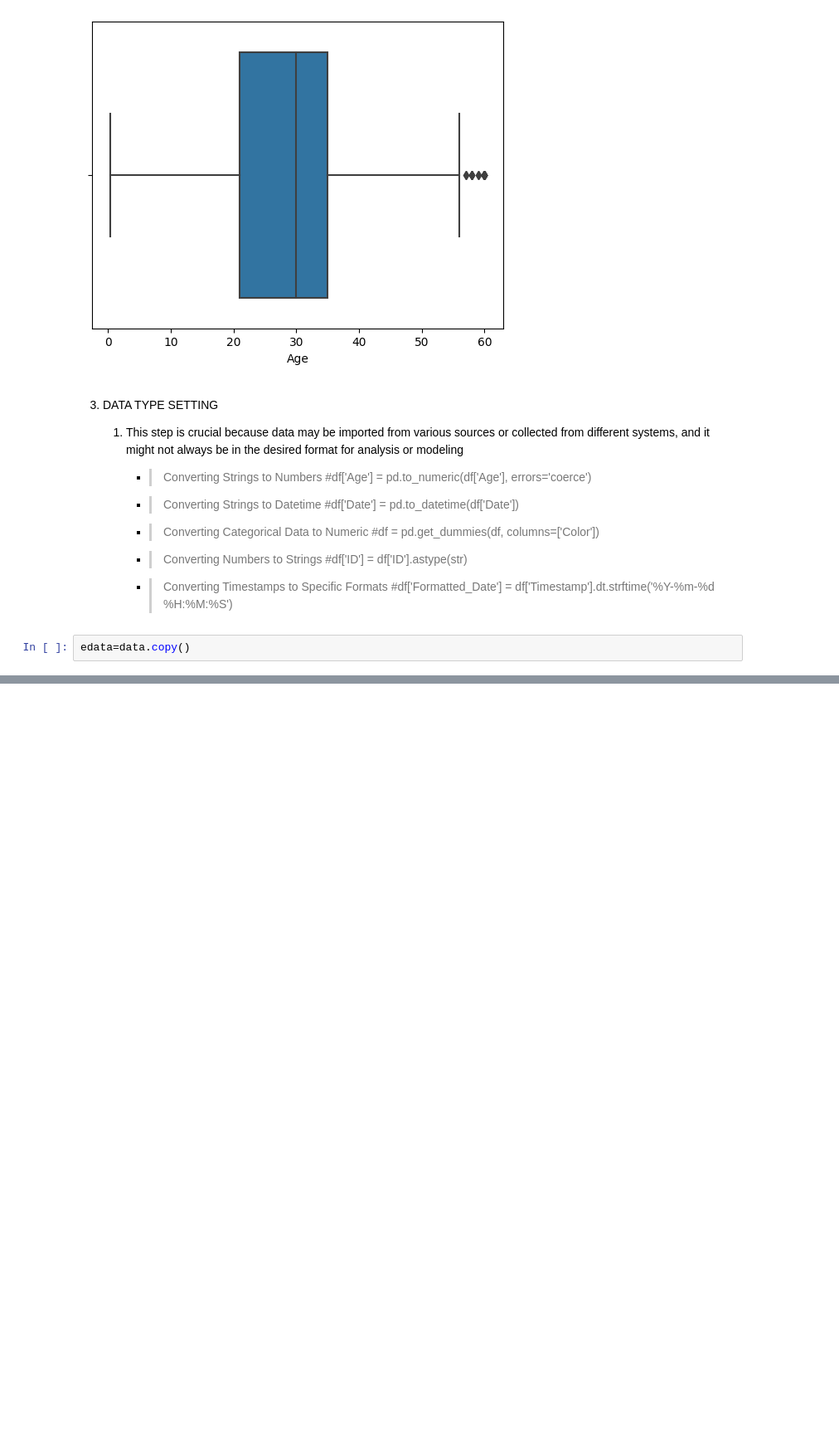
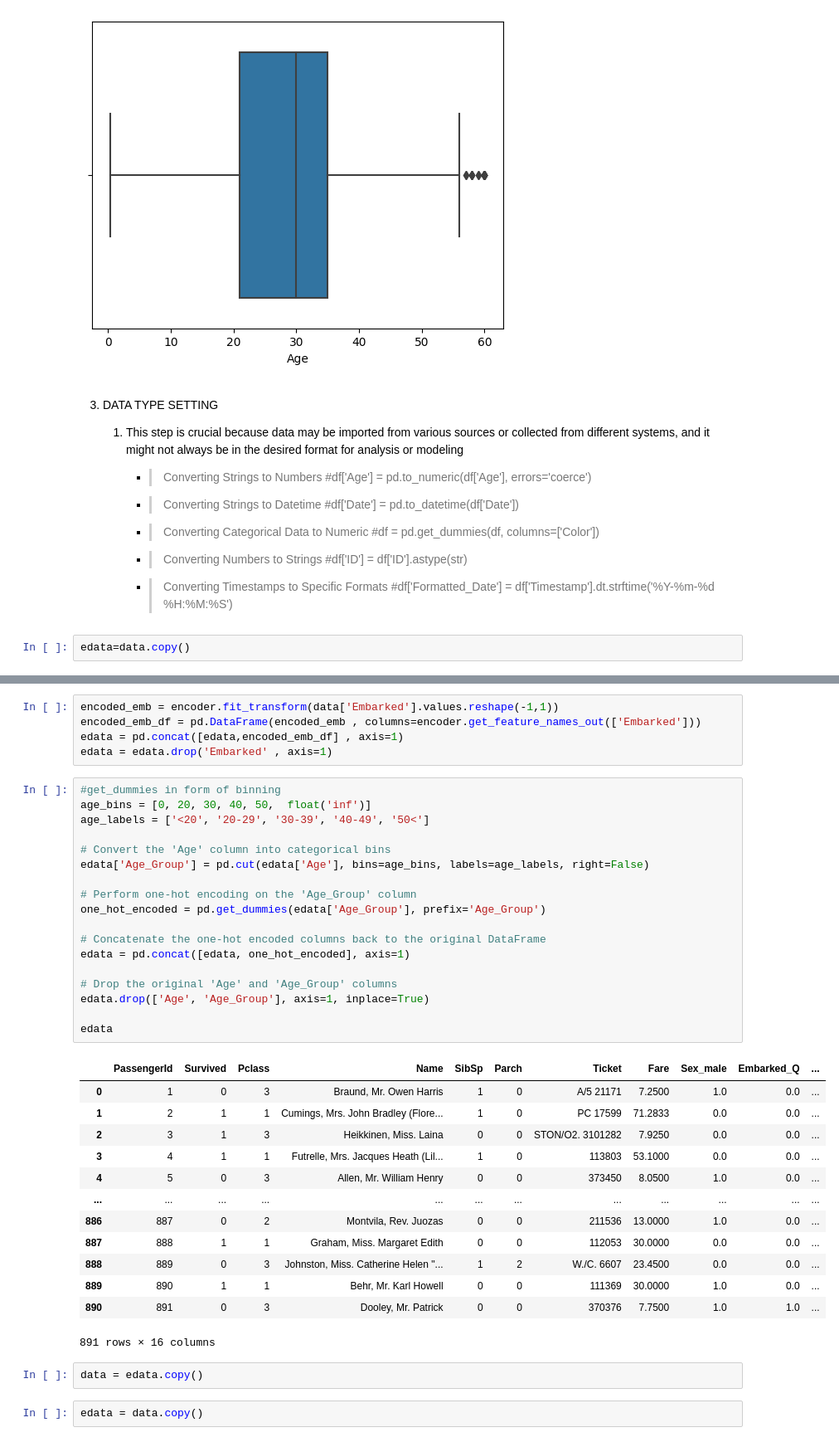
Before and after one commit to Im-Shivaprakash/Machine-Learning, a Jupyter notebook: Basic ML Steps.ipynb, the cells around one changed output, grey strips where cells are left out. Shown at 83% size. Cells and saved outputs as stored; diff of their text form; blank space fills up the shorter version.

```diff
--- a/Basic ML Steps.ipynb
+++ b/Basic ML Steps.ipynb
@@ -276,0 +304,41 @@ DATA PREPROCESSING
+# %%
+encoded_emb = encoder.fit_transform(data['Embarked'].values.reshape(-1,1))
+encoded_emb_df = pd.DataFrame(encoded_emb , columns=encoder.get_feature_names_out(['Embarked']))
+edata = pd.concat([edata,encoded_emb_df] , axis=1)
+edata = edata.drop('Embarked' , axis=1)
+# %%
+#get_dummies in form of binning
+age_bins = [0, 20, 30, 40, 50,  float('inf')]
+age_labels = ['<20', '20-29', '30-39', '40-49', '50<']
+
+# Convert the 'Age' column into categorical bins
+edata['Age_Group'] = pd.cut(edata['Age'], bins=age_bins, labels=age_labels, right=False)
+
+# Perform one-hot encoding on the 'Age_Group' column
+one_hot_encoded = pd.get_dummies(edata['Age_Group'], prefix='Age_Group')
+
+# Concatenate the one-hot encoded columns back to the original DataFrame
+edata = pd.concat([edata, one_hot_encoded], axis=1)
+
+# Drop the original 'Age' and 'Age_Group' columns
+edata.drop(['Age', 'Age_Group'], axis=1, inplace=True)
+
+edata
+# %% [output]
+|  | PassengerId | Survived | Pclass | Name | SibSp | Parch | Ticket | Fare | Sex_male | Embarked_Q | ... |
+| 0 | 1 | 0 | 3 | Braund, Mr. Owen Harris | 1 | 0 | A/5 21171 | 7.2500 | 1.0 | 0.0 | ... |
+| 1 | 2 | 1 | 1 | Cumings, Mrs. John Bradley (Flore... | 1 | 0 | PC 17599 | 71.2833 | 0.0 | 0.0 | ... |
+| 2 | 3 | 1 | 3 | Heikkinen, Miss. Laina | 0 | 0 | STON/O2. 3101282 | 7.9250 | 0.0 | 0.0 | ... |
+| 3 | 4 | 1 | 1 | Futrelle, Mrs. Jacques Heath (Lil... | 1 | 0 | 113803 | 53.1000 | 0.0 | 0.0 | ... |
+| 4 | 5 | 0 | 3 | Allen, Mr. William Henry | 0 | 0 | 373450 | 8.0500 | 1.0 | 0.0 | ... |
+| ... | ... | ... | ... | ... | ... | ... | ... | ... | ... | ... | ... |
+| 886 | 887 | 0 | 2 | Montvila, Rev. Juozas | 0 | 0 | 211536 | 13.0000 | 1.0 | 0.0 | ... |
+| 887 | 888 | 1 | 1 | Graham, Miss. Margaret Edith | 0 | 0 | 112053 | 30.0000 | 0.0 | 0.0 | ... |
+| 888 | 889 | 0 | 3 | Johnston, Miss. Catherine Helen "... | 1 | 2 | W./C. 6607 | 23.4500 | 0.0 | 0.0 | ... |
+| 889 | 890 | 1 | 1 | Behr, Mr. Karl Howell | 0 | 0 | 111369 | 30.0000 | 1.0 | 0.0 | ... |
+| 890 | 891 | 0 | 3 | Dooley, Mr. Patrick | 0 | 0 | 370376 | 7.7500 | 1.0 | 1.0 | ... |
+891 rows × 16 columns
+# %%
+data = edata.copy()
+# %%
+edata = data.copy()
```
Also changed, not shown: parts of 22 cells of this notebook.
